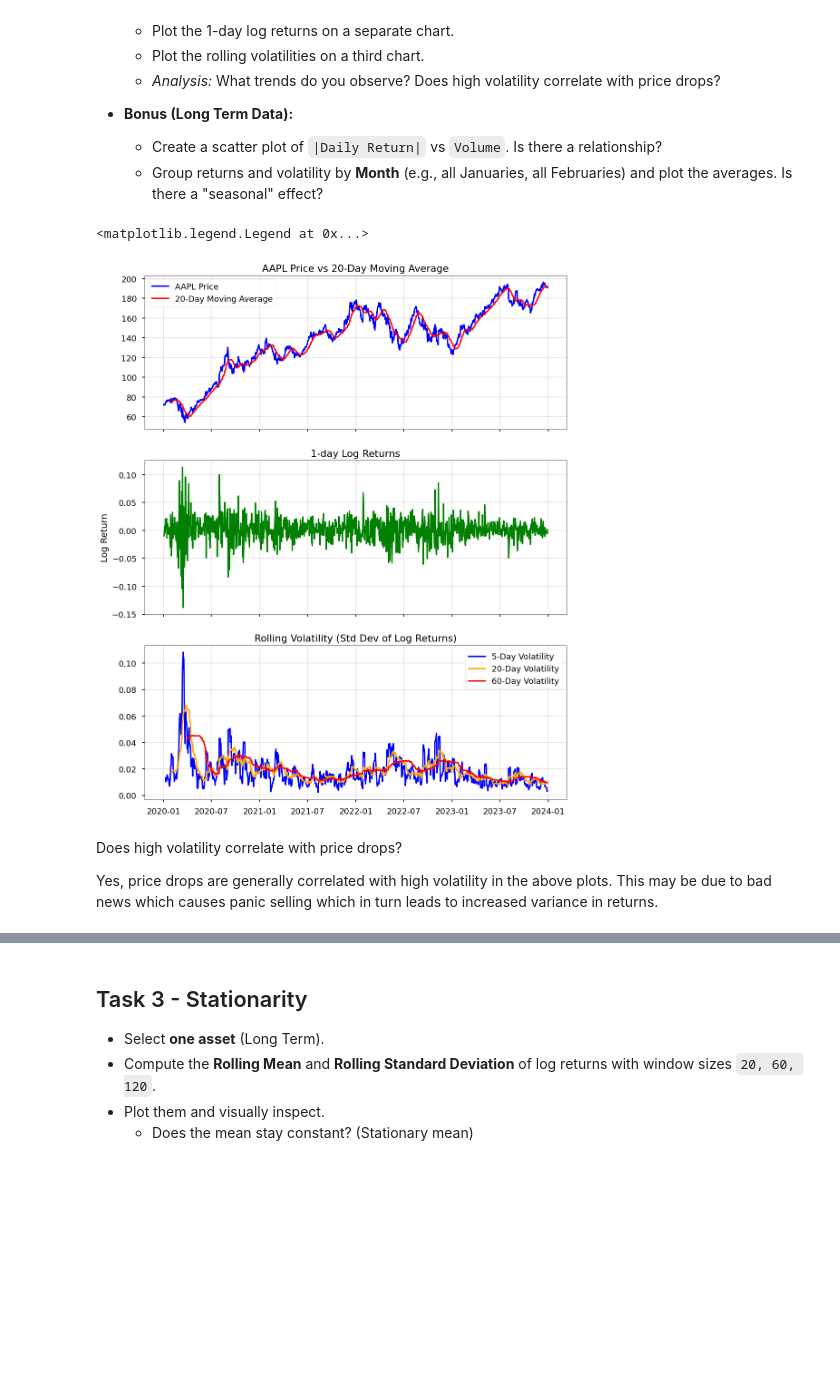
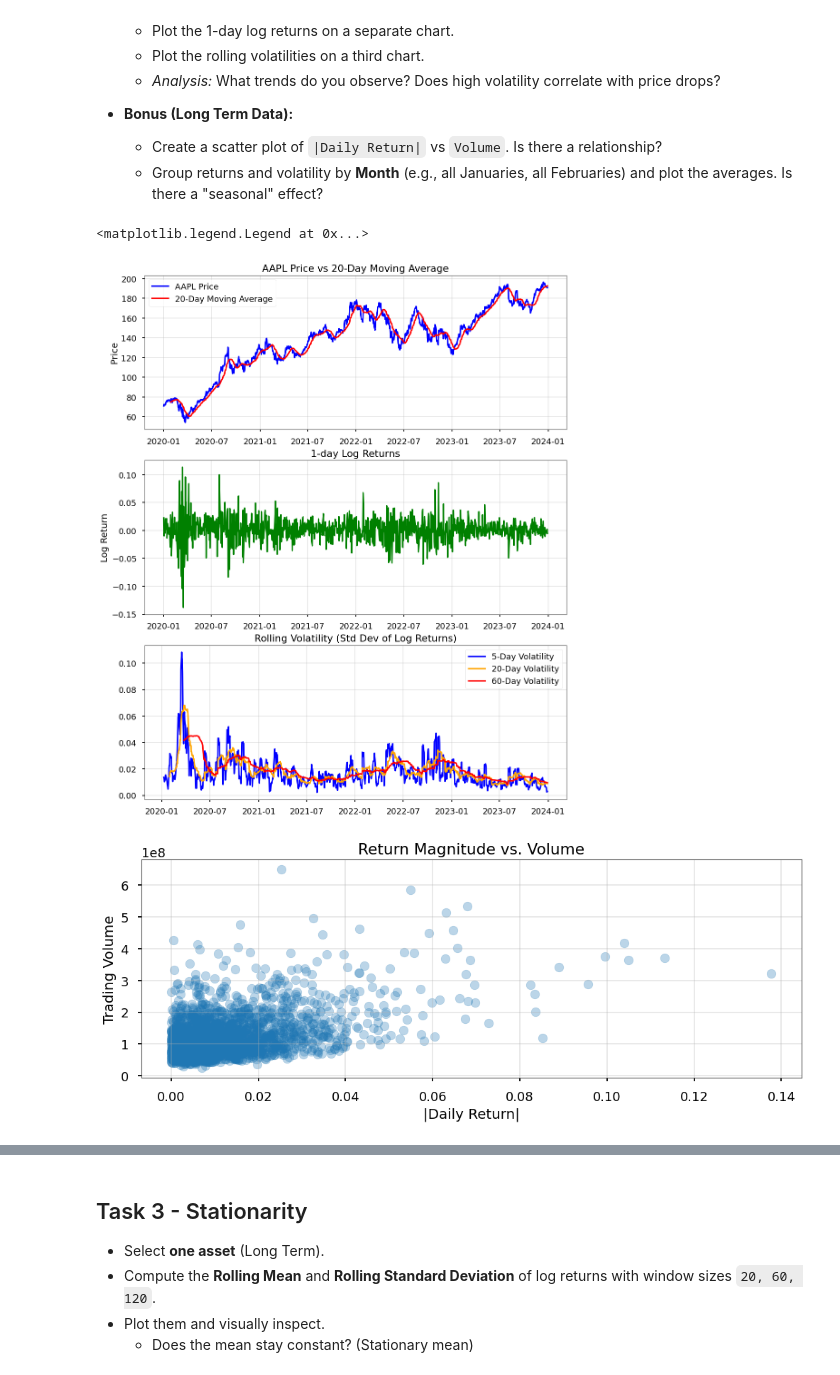
Before and after one commit to sparshvgpt/Predict2Optimize-WiDS-2025, a Jupyter notebook: week1/task1.ipynb, the cells around one changed output, grey strips where cells are left out. Cells and saved outputs as stored; diff of their text form; code cells hidden in the pictures; blank space fills up the shorter version.

```diff
--- a/week1/task1.ipynb
+++ b/week1/task1.ipynb
@@ -37,7 +37,9 @@ end_date = "2024-01-01"
 # %%
 data = yf.download(tickers, start=start_long, end=end_date, auto_adjust=False)
 adj_close = data['Adj Close']
-adj_close = adj_close.ffill().bfill().dropna()
+full_range = pd.date_range(adj_close.index.min(), adj_close.index.max(), freq="B")
+adj_close_full = adj_close.reindex(full_range).ffill().bfill()
+adj_close = adj_close_full
 # %% [output]
 [*********************100%***********************]  5 of 5 completed
 # %%
@@ -89,26 +91,40 @@ vol_20d = log_ret_1d.rolling(window=20).std().dropna()
 vol_60d = log_ret_1d.rolling(window=60).std().dropna()
 # %%
 # Plotting
-fig, axes = plt.subplots(3, 1, figsize=(12, 15), sharex=True)
+fig, axes = plt.subplots(3, 1, figsize=(12, 15))
 
 axes[0].plot(price, label=f'{asset} Price', color='blue')
 axes[0].plot(price.rolling(20).mean(), label='20-Day Moving Average', color='red')
 axes[0].set_title(f'{asset} Price vs 20-Day Moving Average')
+axes[0].set_ylabel('Price')
 axes[0].legend()
 
 axes[1].plot(log_ret_1d, color='green')
 axes[1].set_title('1-day Log Returns')
 axes[1].set_ylabel('Log Return')
 
 axes[2].plot(vol_5d, label='5-Day Volatility', color='blue')
 axes[2].plot(vol_20d, label='20-Day Volatility', color='orange')
 axes[2].plot(vol_60d, label='60-Day Volatility', color='red')
 axes[2].set_title('Rolling Volatility (Std Dev of Log Returns)')
 axes[2].legend()
+
+# Does high volatility correlate with price drops?
+
+# Yes, price drops are generally correlated with high volatility in the above plots
+# This may be due to bad news which causes panic selling which in turn leads to increased variance in returns
 # %% [output]
 <matplotlib.legend.Legend at 0x...>
-[figure, old version]
+[figure, new version]
-# %% [markdown]
-Does high volatility correlate with price drops?
-
-Yes, price drops are generally correlated with high volatility in the above plots. This may be due to bad news which causes panic selling which in turn leads to increased variance in returns.
+# %%
+logret_long = np.log(data['Adj Close'][asset] / data['Adj Close'][asset].shift(1)).dropna()
+volume = data['Volume'][asset].loc[logret_long.index]
+plt.scatter(logret_long.abs(), volume, alpha=0.3)
+plt.xlabel('|Daily Return|')
+plt.ylabel('Trading Volume')
+plt.title('Return Magnitude vs. Volume')
+plt.show()
+
+# They appear to be positively correlated from the plot
+# %% [output]
+[figure, added]
```
Also changed, not shown: parts of 14 cells of this notebook, 1 other file.
